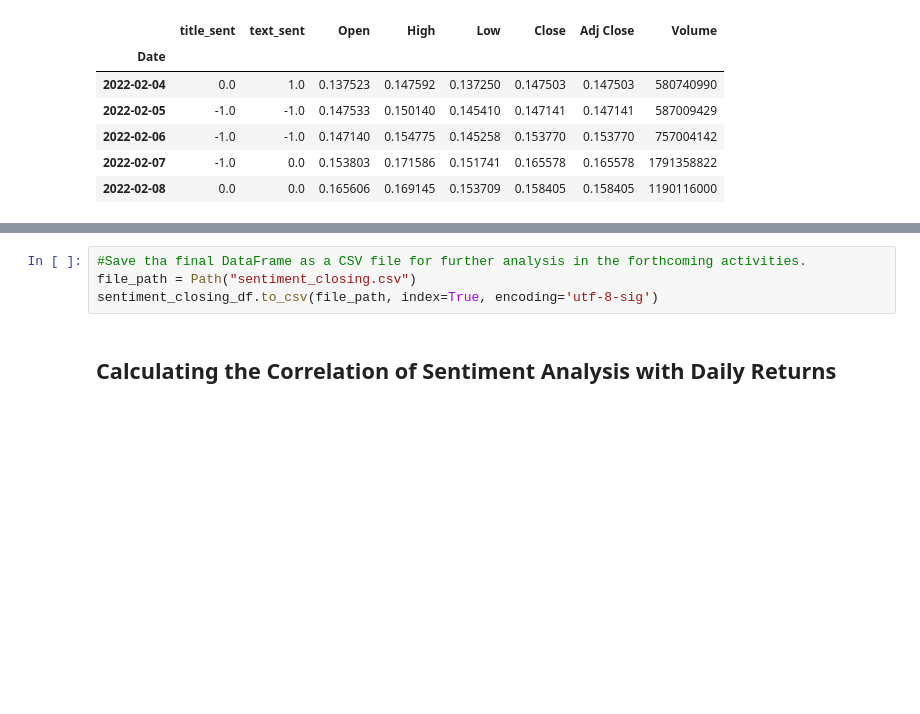
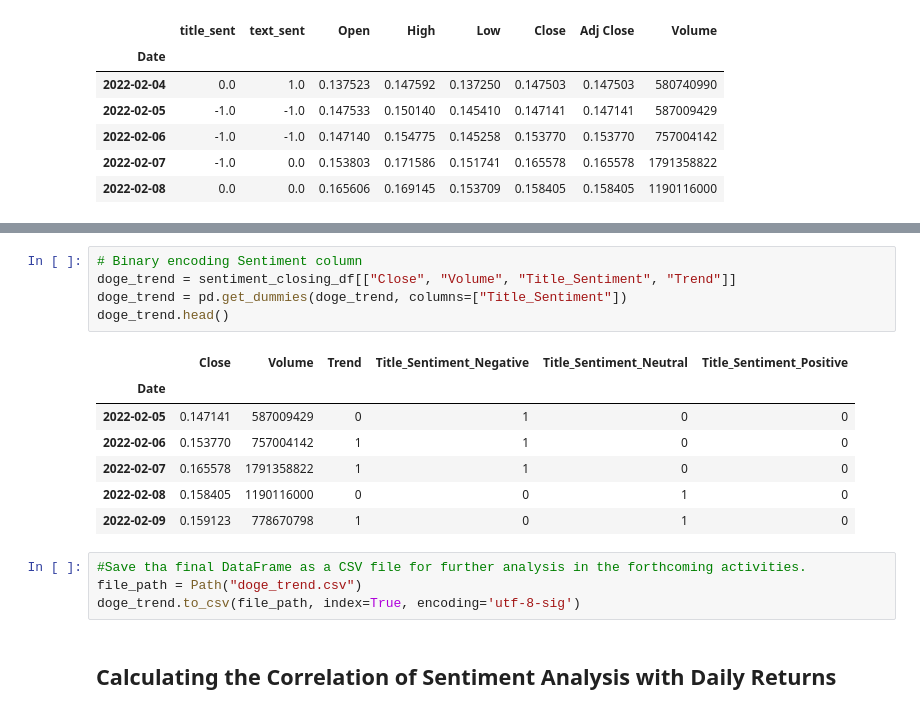
Before and after one commit to 1ightray/Group4, a Jupyter notebook: Sentiment_analysis.ipynb, the cells around one changed output, grey strips where cells are left out. Drawn from its saved outputs; the diff is of its cells as text; blank space fills up the shorter version.

```diff
--- a/Sentiment_analysis.ipynb
+++ b/Sentiment_analysis.ipynb
@@ -310,7 +353,20 @@ sentiment_closing_df.head()
+# %%
+# Binary encoding Sentiment column
+doge_trend = sentiment_closing_df[["Close", "Volume", "Title_Sentiment", "Trend"]]
+doge_trend = pd.get_dummies(doge_trend, columns=["Title_Sentiment"])
+doge_trend.head()
+# %% [output]
+|  | Close | Volume | Trend | Title_Sentiment_Negative | Title_Sentiment_Neutral | Title_Sentiment_Positive |
+| Date |  |  |  |  |  |  |
+| 2022-02-05 | 0.147141 | 587009429 | 0 | 1 | 0 | 0 |
+| 2022-02-06 | 0.153770 | 757004142 | 1 | 1 | 0 | 0 |
+| 2022-02-07 | 0.165578 | 1791358822 | 1 | 1 | 0 | 0 |
+| 2022-02-08 | 0.158405 | 1190116000 | 0 | 0 | 1 | 0 |
+| 2022-02-09 | 0.159123 | 778670798 | 1 | 0 | 1 | 0 |
 # %%
 #Save tha final DataFrame as a CSV file for further analysis in the forthcoming activities.
-file_path = Path("sentiment_closing.csv")
-sentiment_closing_df.to_csv(file_path, index=True, encoding='utf-8-sig')
+file_path = Path("doge_trend.csv")
+doge_trend.to_csv(file_path, index=True, encoding='utf-8-sig')
 # %% [markdown]
 ## Calculating the Correlation of Sentiment Analysis with Daily Returns
 # %%
```
Also changed, not shown: parts of 5 cells of this notebook, 1 other file.
